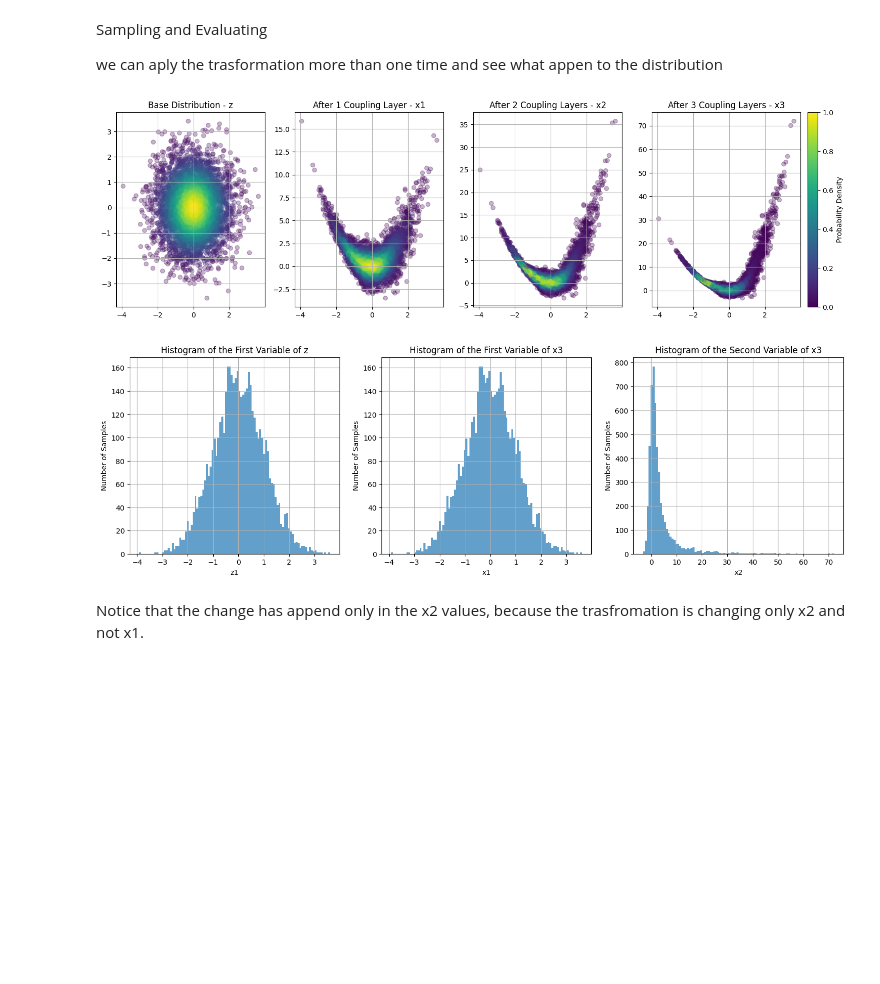
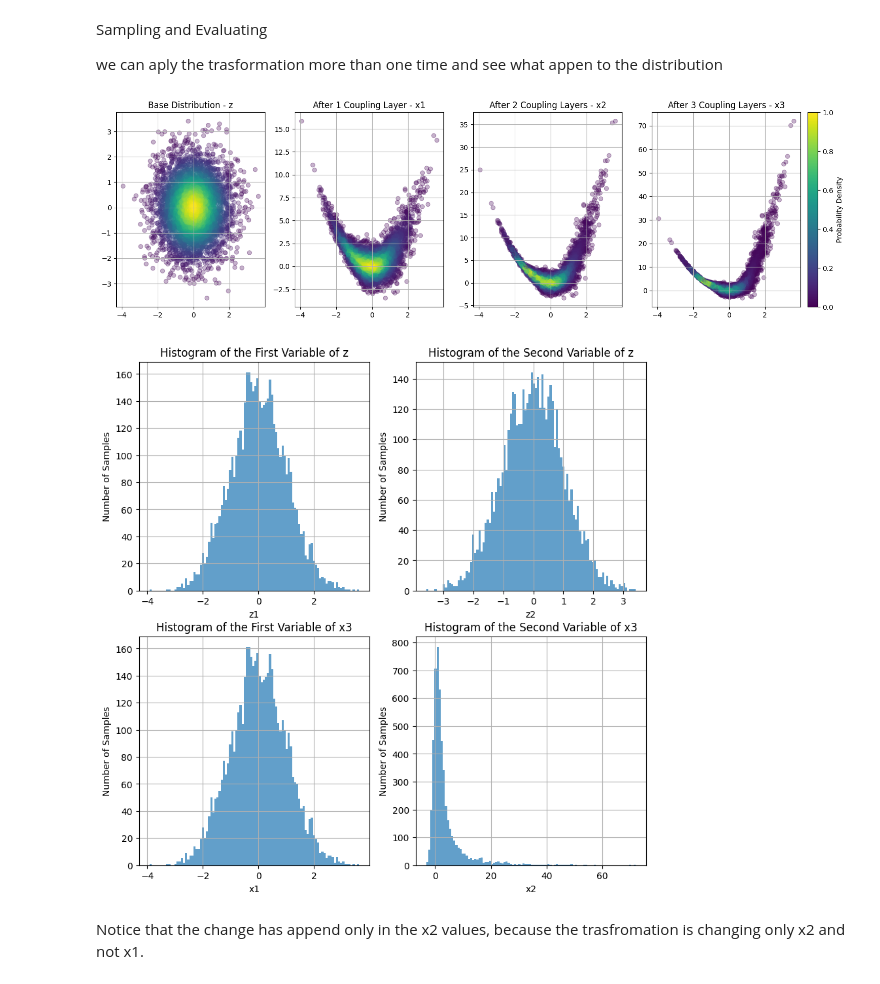
Before and after one commit to rpivi/Normalizing_Flow, a Jupyter notebook: coupling_affine.ipynb, the cells around one changed output. Drawn from its saved outputs; the diff is of its cells as text; code cells hidden in the pictures; blank space fills up the shorter version.

Commit message:
better plots, removed some errors, starting boltzmann

```diff
--- a/coupling_affine.ipynb
+++ b/coupling_affine.ipynb
@@ -100,37 +100,43 @@ plt.scatter(x_samples2[:, 0], x_samples2[:, 1], alpha=0.3, c=prob_x2, cmap='viri
 plt.title('After 2 Coupling Layers - x2')
 plt.grid()
 plt.subplot(1, 4, 4)
 plt.scatter(x_samples3[:, 0], x_samples3[:, 1], alpha=0.3, c=prob_x3, cmap='viridis')
 plt.title('After 3 Coupling Layers - x3')
 plt.grid()
 # color bar for all subplots
 cbar = plt.colorbar(plt.cm.ScalarMappable(cmap='viridis'), ax=plt.gcf().get_axes(), orientation='vertical', fraction=0.02, pad=0.01)
 cbar.set_label('Probability Density')
 plt.show()
 
 #histo of the variables of x_samples3 with z_1 to see how the distribution changes after the flows, we expect x1 to be the same as z1 but x2 to be more complex
-plt.figure(figsize=(18, 5))
-plt.subplot(1, 3, 1)
+plt.figure(figsize=(10, 10))
+plt.subplot(2, 2, 1)
 plt.hist(z_samples[:, 0], bins=100, alpha=0.7, label='z')
 plt.xlabel('z1')
 plt.ylabel('Number of Samples')
 plt.title('Histogram of the First Variable of z')
 plt.grid()
-plt.subplot(1, 3, 2)
+plt.subplot(2, 2, 2)
+plt.hist(z_samples[:, 1], bins=100, alpha=0.7, label='z')
+plt.xlabel('z2')
+plt.ylabel('Number of Samples')
+plt.title('Histogram of the Second Variable of z')
+plt.grid()
+plt.subplot(2, 2, 3)
 plt.hist(x_samples3[:, 0], bins=100, alpha=0.7, label='x1')
 plt.xlabel('x1')
 plt.ylabel('Number of Samples')
 plt.title('Histogram of the First Variable of x3')
 plt.grid()
-plt.subplot(1, 3, 3)
+plt.subplot(2, 2, 4)
 plt.hist(x_samples3[:, 1], bins=100, alpha=0.7, label='x2')
 plt.xlabel('x2')
 plt.ylabel('Number of Samples')
 plt.title('Histogram of the Second Variable of x3')
 plt.grid()
 plt.show()
 # %% [output]
 [figure]
-[figure, old version]
+[figure, new version]
 # %% [markdown]
 Notice that the change has append only in the x2 values, because the trasfromation is changing only x2 and not x1.
```
Also changed, not shown: 4 other files.
